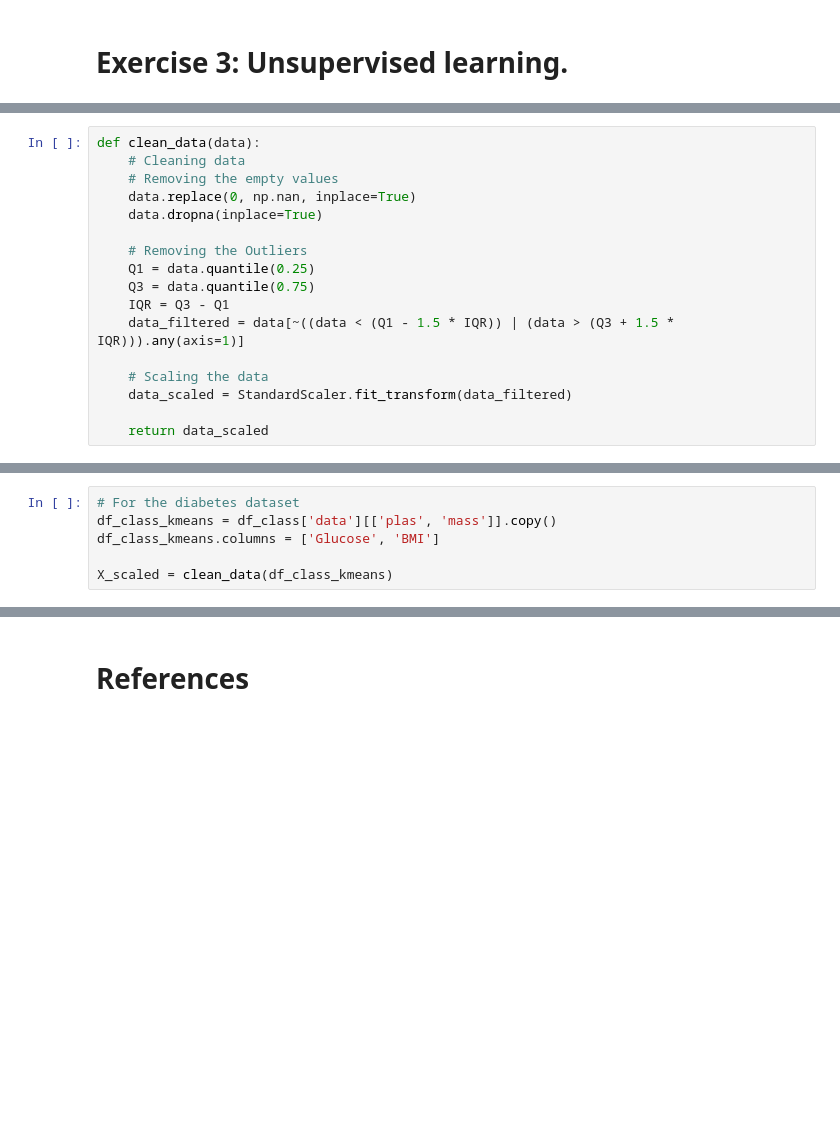
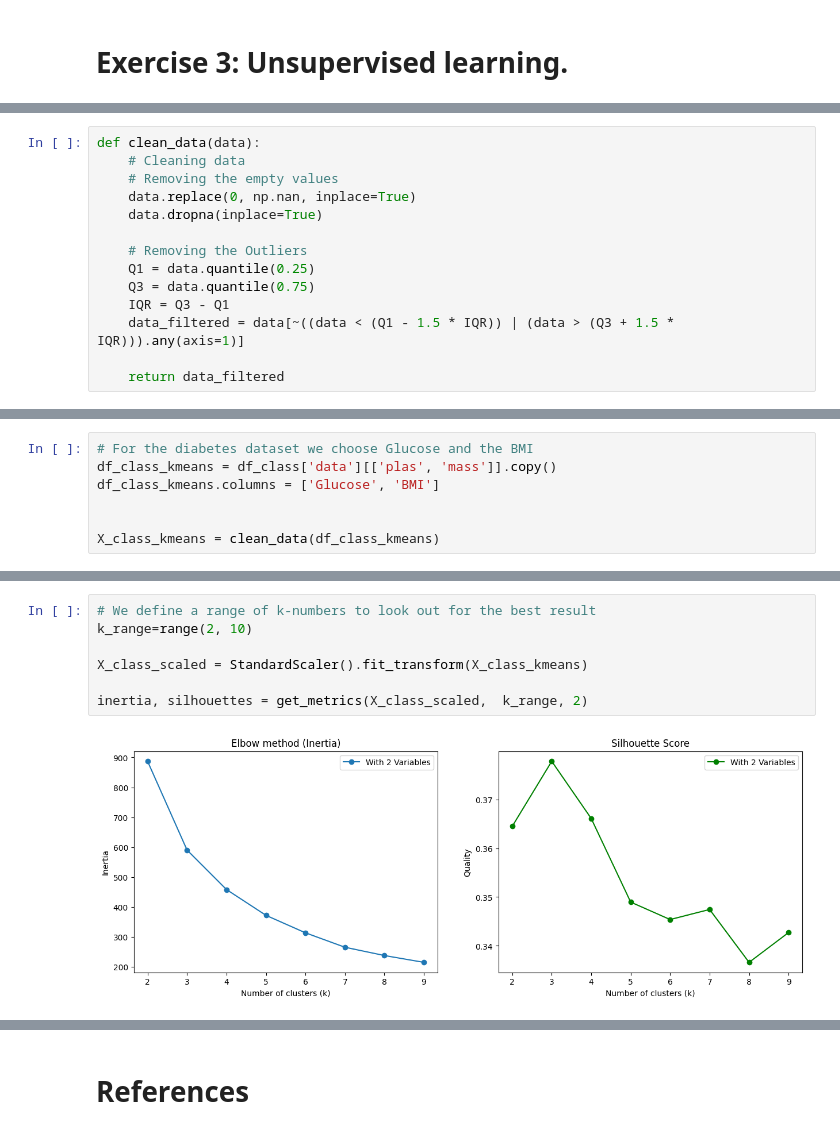
Before and after one commit to Jero2110/Advanced-ML---Phase-2, a Jupyter notebook: 02. Analysis/G01_Jeronimo_Ramos_Phase2.ipynb, the cells around one changed output, grey strips where cells are left out. Saved outputs shown, nothing was run; the diff lists cells and outputs as text; blank space fills up the shorter version.

```diff
--- a/02. Analysis/G01_Jeronimo_Ramos_Phase2.ipynb
+++ b/02. Analysis/G01_Jeronimo_Ramos_Phase2.ipynb
@@ -622,7 +619,4 @@ def clean_data(data):
     IQR = Q3 - Q1
     data_filtered = data[~((data < (Q1 - 1.5 * IQR)) | (data > (Q3 + 1.5 * IQR))).any(axis=1)]
 
-    # Scaling the data
-    data_scaled = StandardScaler.fit_transform(data_filtered)
-
-    return data_scaled
+    return data_filtered
@@ -629,6 +681,7 @@ def clean_data(data):
 # %%
-# For the diabetes dataset
+# For the diabetes dataset we choose Glucose and the BMI
 df_class_kmeans = df_class['data'][['plas', 'mass']].copy()
 df_class_kmeans.columns = ['Glucose', 'BMI']
 
-X_scaled = clean_data(df_class_kmeans)
+
+X_class_kmeans = clean_data(df_class_kmeans)
@@ -704,0 +694,9 @@ Take screenshots of comments made in the Phase 2 forum to a job by a colleague i
+# %%
+# We define a range of k-numbers to look out for the best result
+k_range=range(2, 10)
+
+X_class_scaled = StandardScaler().fit_transform(X_class_kmeans)
+
+inertia, silhouettes = get_metrics(X_class_scaled,  k_range, 2)
+# %% [output]
+[figure, added]
```
Also changed, not shown: parts of 28 cells of this notebook.
